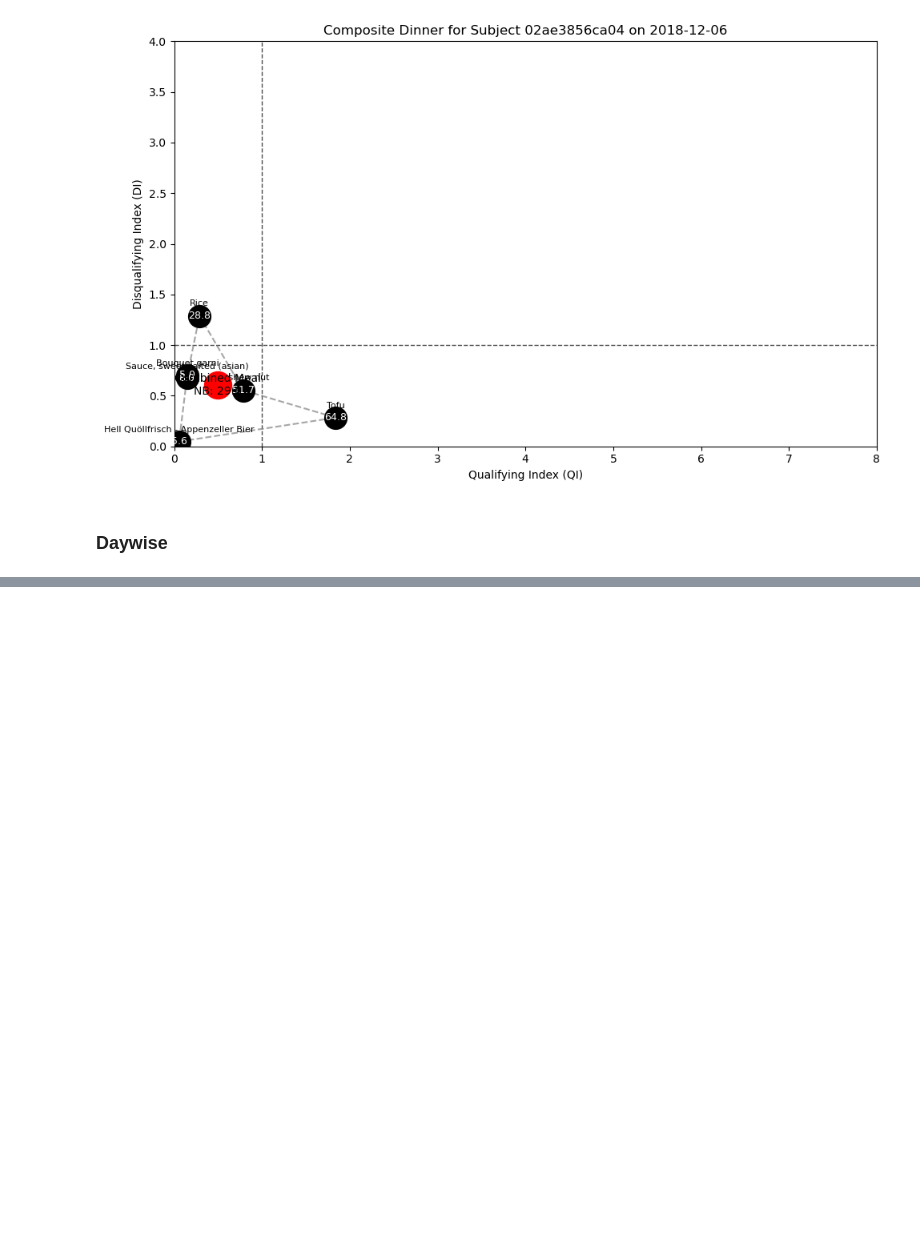
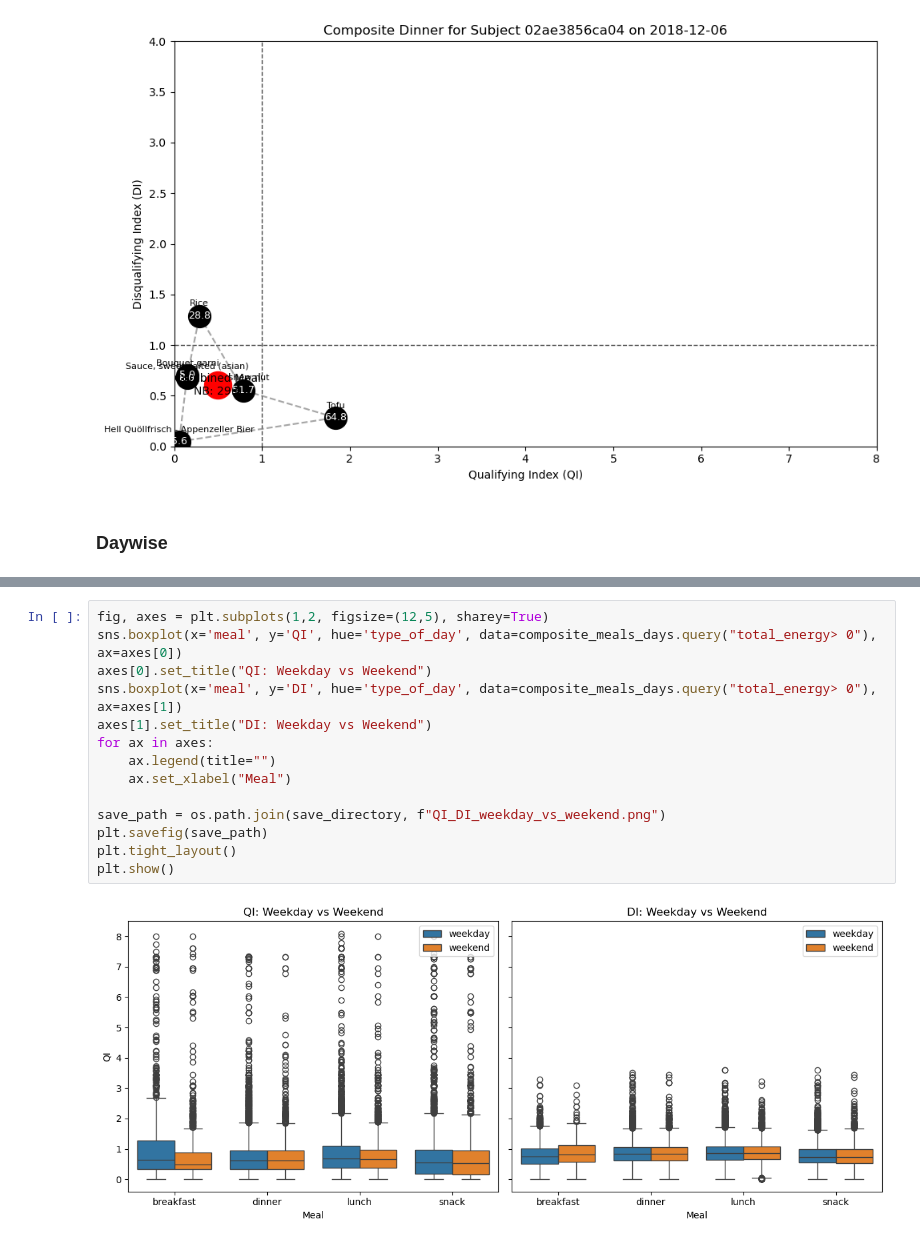
Before and after one commit to sskyxx/Bachelor-Project, a Jupyter notebook: analysis/composite_meals.ipynb, the cells around one changed output, grey strips where cells are left out. Drawn from its saved outputs; the diff is of its cells as text; blank space fills up the shorter version.

```diff
--- a/analysis/composite_meals.ipynb
+++ b/analysis/composite_meals.ipynb
@@ -337,0 +480,16 @@ plot_day_meals(df_day, subject_id, target_date)
+# %%
+fig, axes = plt.subplots(1,2, figsize=(12,5), sharey=True)
+sns.boxplot(x='meal', y='QI', hue='type_of_day', data=composite_meals_days.query("total_energy> 0"), ax=axes[0])
+axes[0].set_title("QI: Weekday vs Weekend")
+sns.boxplot(x='meal', y='DI', hue='type_of_day', data=composite_meals_days.query("total_energy> 0"), ax=axes[1])
+axes[1].set_title("DI: Weekday vs Weekend")
+for ax in axes:
+    ax.legend(title="")
+    ax.set_xlabel("Meal")
+
+save_path = os.path.join(save_directory, f"QI_DI_weekday_vs_weekend.png")
+plt.savefig(save_path)
+plt.tight_layout()
+plt.show()
+# %% [output]
+[figure, added]
```
Also changed, not shown: parts of 16 cells of this notebook, 4 other files.
